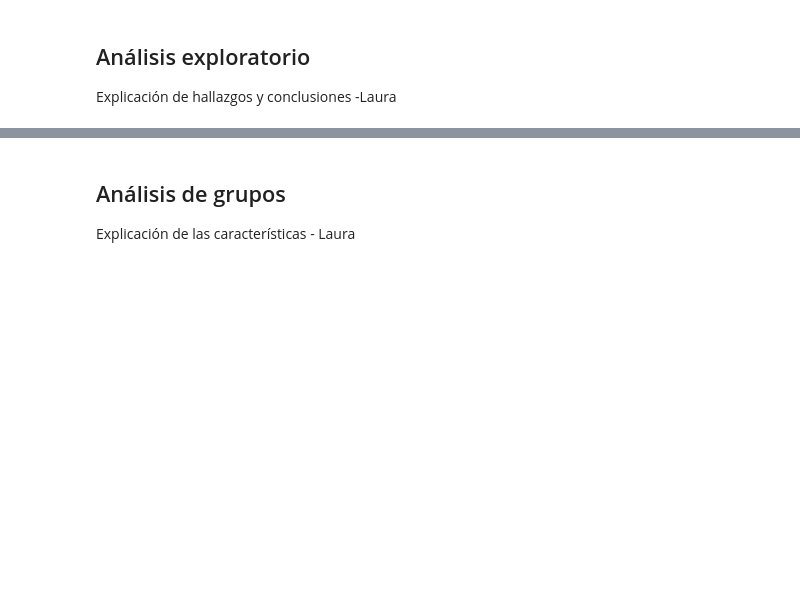
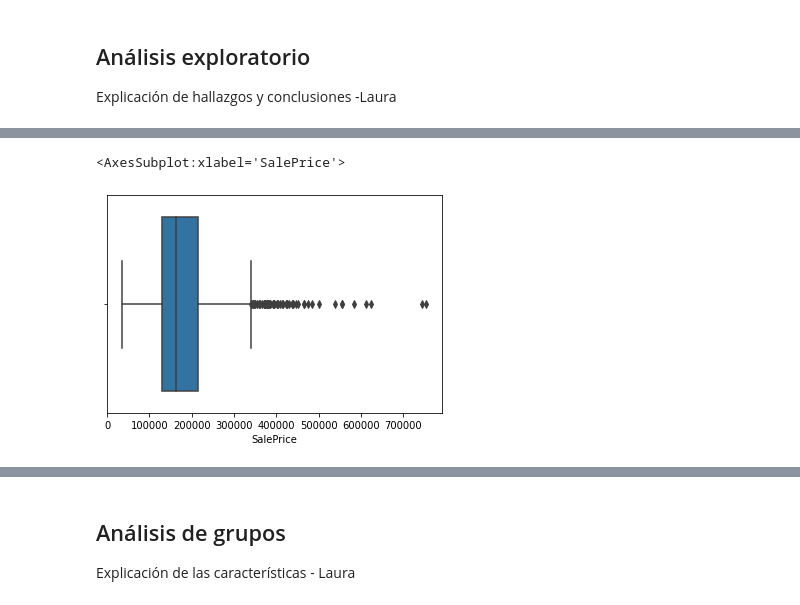
Before and after one commit to Requetetin/MdD-HT3, a Jupyter notebook: HT3.ipynb, the cells around one changed output, grey strips where cells are left out. Saved outputs shown, nothing was run; the diff lists cells and outputs as text; code cells hidden in the pictures; blank space fills up the shorter version.

```diff
--- a/HT3.ipynb
+++ b/HT3.ipynb
@@ -7,0 +99,5 @@ Explicación de hallazgos y conclusiones -Laura
+# %%
+sns.boxplot(x=data["SalePrice"])
+# %% [output]
+<AxesSubplot:xlabel='SalePrice'>
+[figure, added]
```
Also changed, not shown: parts of 12 cells of this notebook, 2 other files.
